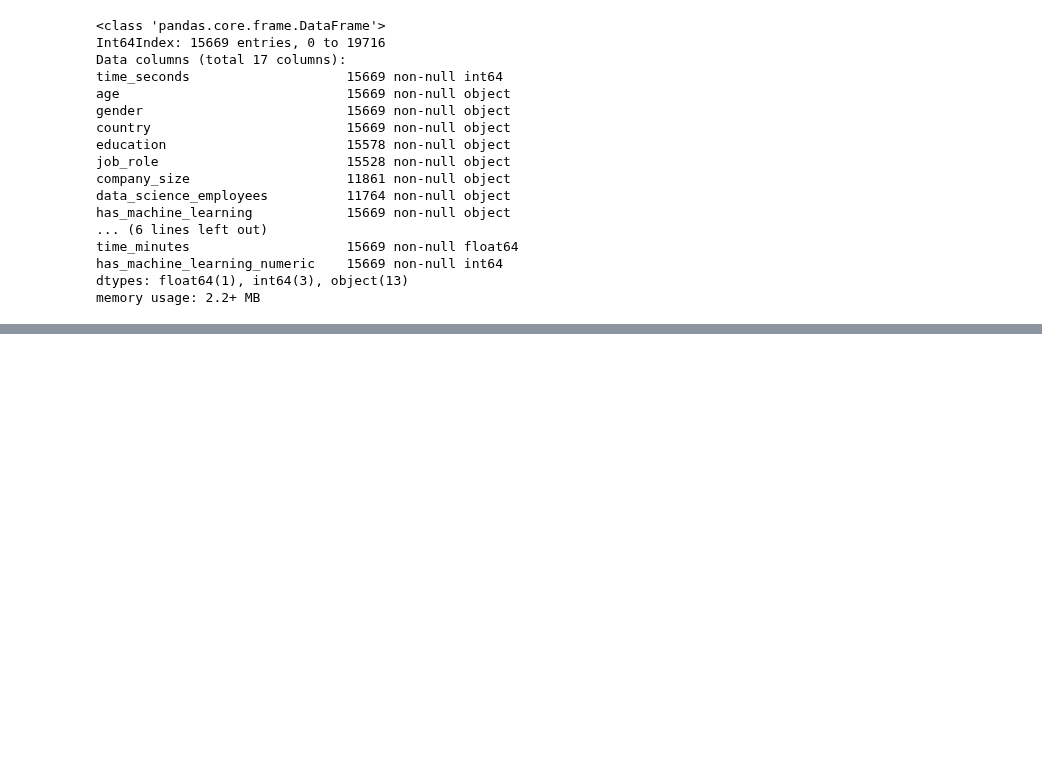
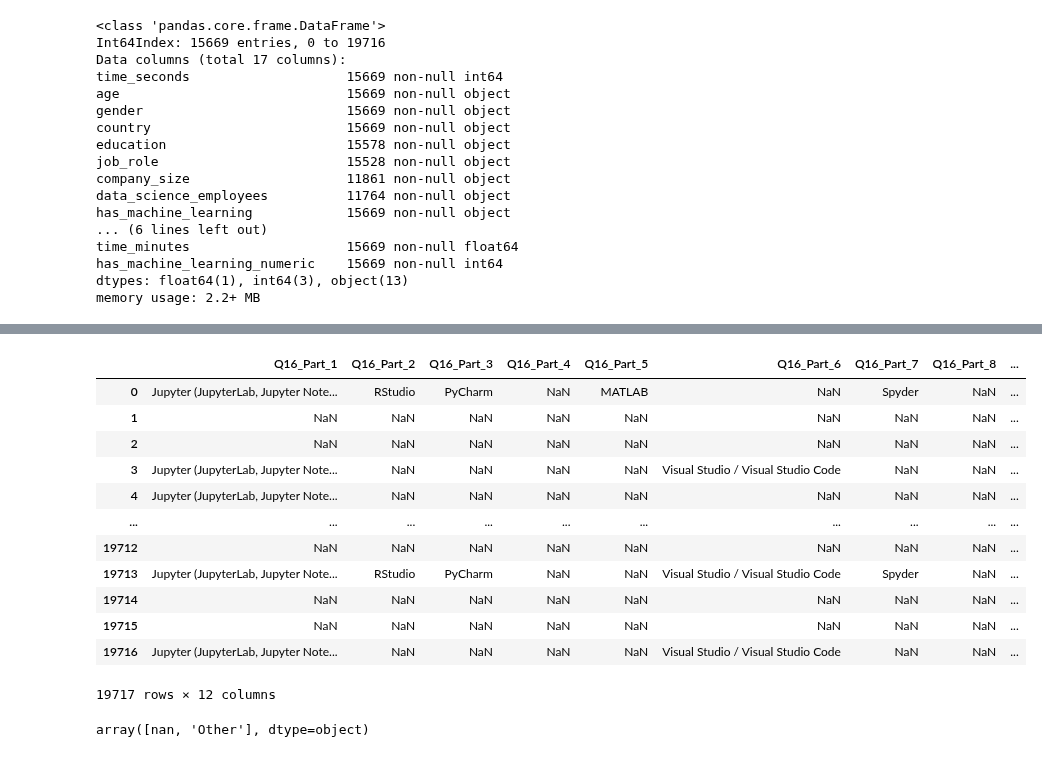
Before and after one commit to brow1998/pandas_aifest2019, a Jupyter notebook: Limpeza de DataFrames com Pandas - AIFEST2019.ipynb, the cells around one changed output, grey strips where cells are left out. Cells and saved outputs as stored; diff of their text form; code cells hidden in the pictures; blank space fills up the shorter version.

```diff
--- a/Limpeza de DataFrames com Pandas - AIFEST2019.ipynb
+++ b/Limpeza de DataFrames com Pandas - AIFEST2019.ipynb
@@ -275,0 +331,31 @@ df[['age', 'gender', 'country', 'education', 'job_role', 'code_time_numeric', 'h
+# %%
+df[['Q16_Part_1',
+'Q16_Part_2',
+'Q16_Part_3',
+'Q16_Part_4',
+'Q16_Part_5',
+'Q16_Part_6',
+'Q16_Part_7',
+'Q16_Part_8',
+'Q16_Part_9',
+'Q16_Part_10',
+'Q16_Part_11',
+'Q16_Part_12']]
+# %% [output]
+|  | Q16_Part_1 | Q16_Part_2 | Q16_Part_3 | Q16_Part_4 | Q16_Part_5 | Q16_Part_6 | Q16_Part_7 | Q16_Part_8 | ... |
+| 0 | Jupyter (JupyterLab, Jupyter Note... | RStudio | PyCharm | NaN | MATLAB | NaN | Spyder | NaN | ... |
+| 1 | NaN | NaN | NaN | NaN | NaN | NaN | NaN | NaN | ... |
+| 2 | NaN | NaN | NaN | NaN | NaN | NaN | NaN | NaN | ... |
+| 3 | Jupyter (JupyterLab, Jupyter Note... | NaN | NaN | NaN | NaN | Visual Studio / Visual Studio Code | NaN | NaN | ... |
+| 4 | Jupyter (JupyterLab, Jupyter Note... | NaN | NaN | NaN | NaN | NaN | NaN | NaN | ... |
+| ... | ... | ... | ... | ... | ... | ... | ... | ... | ... |
+| 19712 | NaN | NaN | NaN | NaN | NaN | NaN | NaN | NaN | ... |
+| 19713 | Jupyter (JupyterLab, Jupyter Note... | RStudio | PyCharm | NaN | NaN | Visual Studio / Visual Studio Code | Spyder | NaN | ... |
+| 19714 | NaN | NaN | NaN | NaN | NaN | NaN | NaN | NaN | ... |
+| 19715 | NaN | NaN | NaN | NaN | NaN | NaN | NaN | NaN | ... |
+| 19716 | Jupyter (JupyterLab, Jupyter Note... | NaN | NaN | NaN | NaN | Visual Studio / Visual Studio Code | NaN | NaN | ... |
+19717 rows × 12 columns
+# %%
+df['Q16_Part_12'].unique()
+# %% [output]
+array([nan, 'Other'], dtype=object)
```
Also changed, not shown: parts of 7 cells of this notebook.
